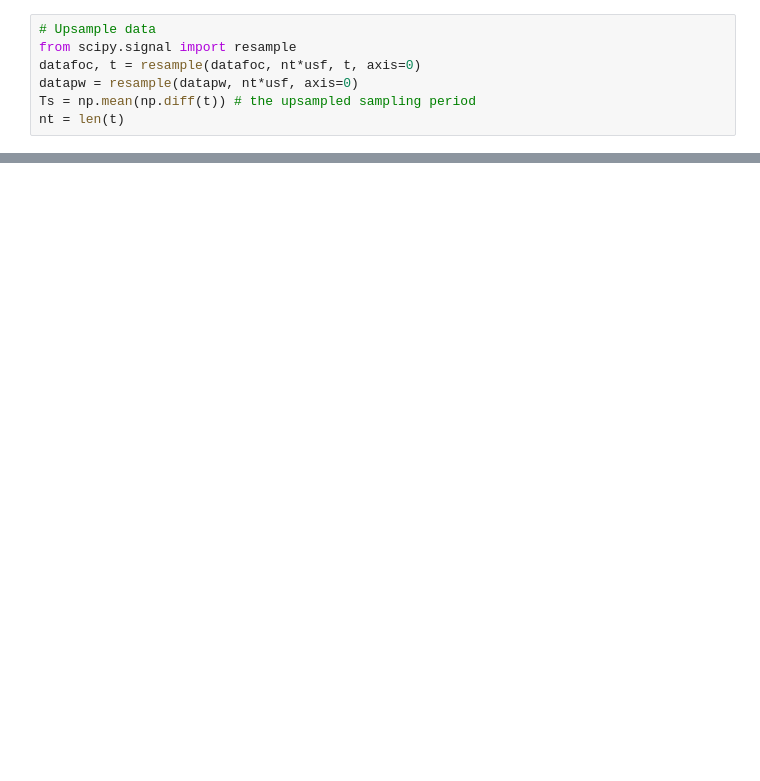
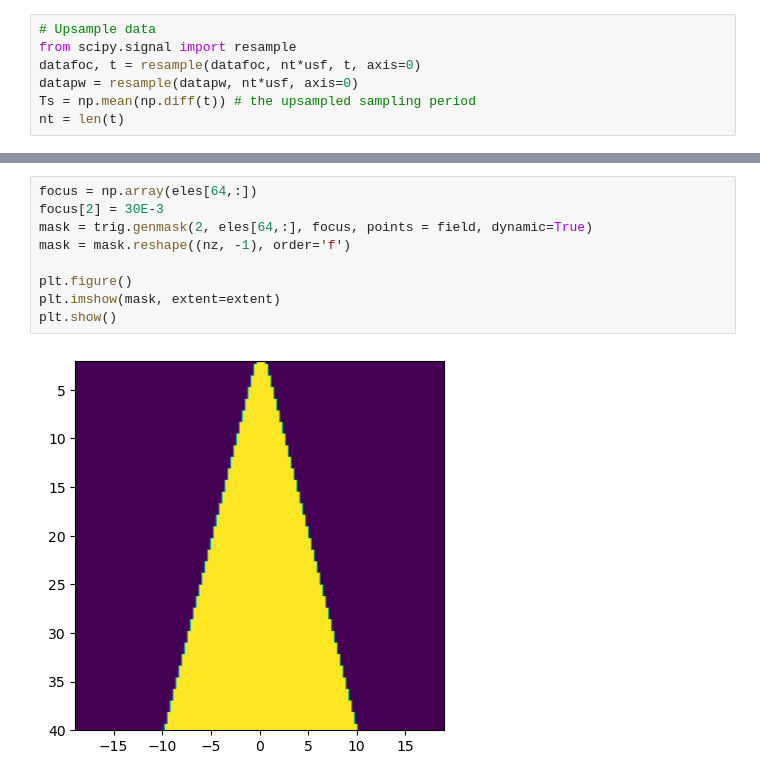
Before and after one commit to wewightman/python-beamformer, a Jupyter notebook: GenFigs.ipynb, the cells around one changed output, grey strips where cells are left out. Cells and saved outputs as stored; diff of their text form; blank space fills up the shorter version.

```diff
--- a/GenFigs.ipynb
+++ b/GenFigs.ipynb
@@ -137,0 +198,11 @@ plt.show()
+# %%
+focus = np.array(eles[64,:])
+focus[2] = 30E-3
+mask = trig.genmask(2, eles[64,:], focus, points = field, dynamic=True)
+mask = mask.reshape((nz, -1), order='f')
+
+plt.figure()
+plt.imshow(mask, extent=extent)
+plt.show()
+# %% [output]
+[figure, added]
```
Also changed, not shown: parts of 8 cells of this notebook, 5 other files.
